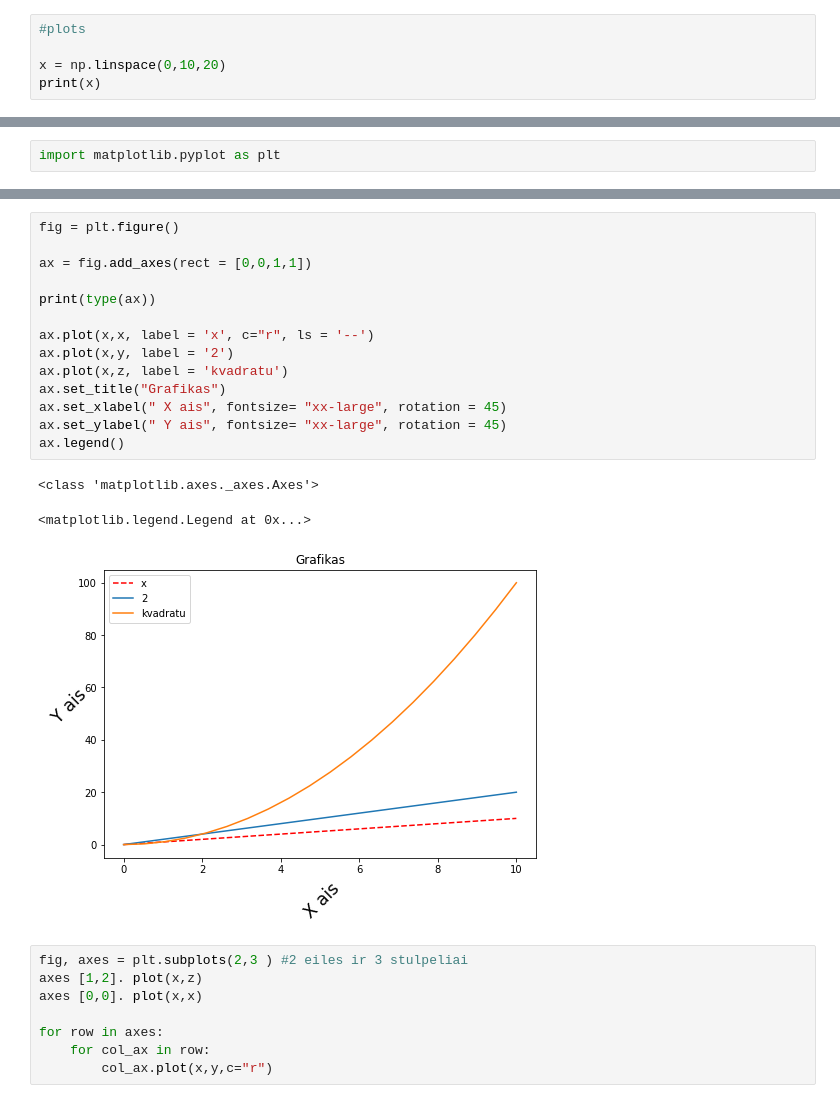
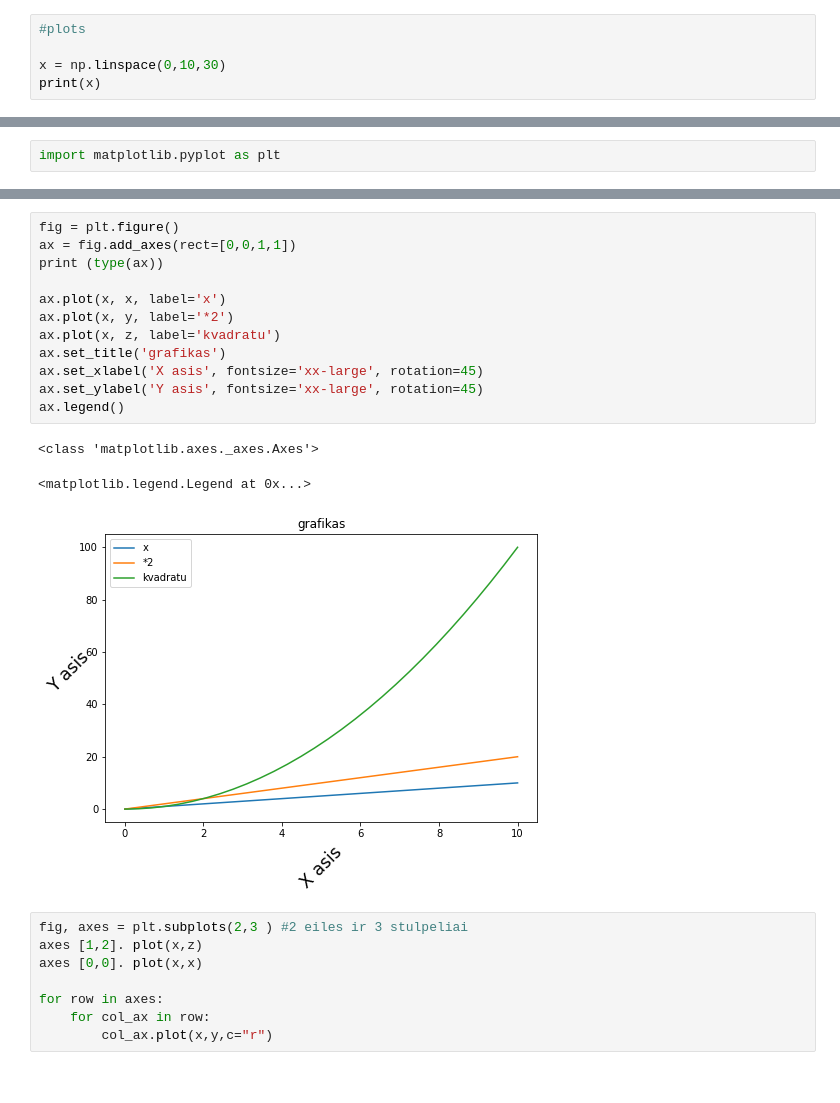
Before and after one commit to ErnestaTum/-Python_mokymai, a Jupyter notebook: paskaita_8.ipynb, the cells around one changed output, grey strips where cells are left out. Drawn from its saved outputs; the diff is of its cells as text.

```diff
--- a/paskaita_8.ipynb
+++ b/paskaita_8.ipynb
@@ -375,6 +414,6 @@ You should consider upgrading via the 'C:\Users\arunas\AppData\Local\Programs\Py
 # %%
 #plots
 
-x = np.linspace(0,10,20)
+x = np.linspace(0,10,30)
 print(x)
 # %% [output]
@@ -448,21 +534,19 @@ plt.plot(z)
 # %%
 fig = plt.figure()
+ax = fig.add_axes(rect=[0,0,1,1])
+print (type(ax))
 
-ax = fig.add_axes(rect = [0,0,1,1])
-
-print(type(ax))
-
-ax.plot(x,x, label = 'x', c="r", ls = '--')
-ax.plot(x,y, label = '2')
-ax.plot(x,z, label = 'kvadratu')
-ax.set_title("Grafikas")
-ax.set_xlabel(" X ais", fontsize= "xx-large", rotation = 45)
-ax.set_ylabel(" Y ais", fontsize= "xx-large", rotation = 45)
+ax.plot(x, x, label='x')
+ax.plot(x, y, label='*2')
+ax.plot(x, z, label='kvadratu')
+ax.set_title('grafikas')
+ax.set_xlabel('X asis', fontsize='xx-large', rotation=45)
+ax.set_ylabel('Y asis', fontsize='xx-large', rotation=45)
 ax.legend()
 # %% [output]
 <class 'matplotlib.axes._axes.Axes'>
 <matplotlib.legend.Legend at 0x...>
-[figure, old version]
+[figure, new version]
 # %%
 fig, axes = plt.subplots(2,3 ) #2 eiles ir 3 stulpeliai
 axes [1,2]. plot(x,z)
```
Also changed, not shown: parts of 22 cells of this notebook, 1 other file.
